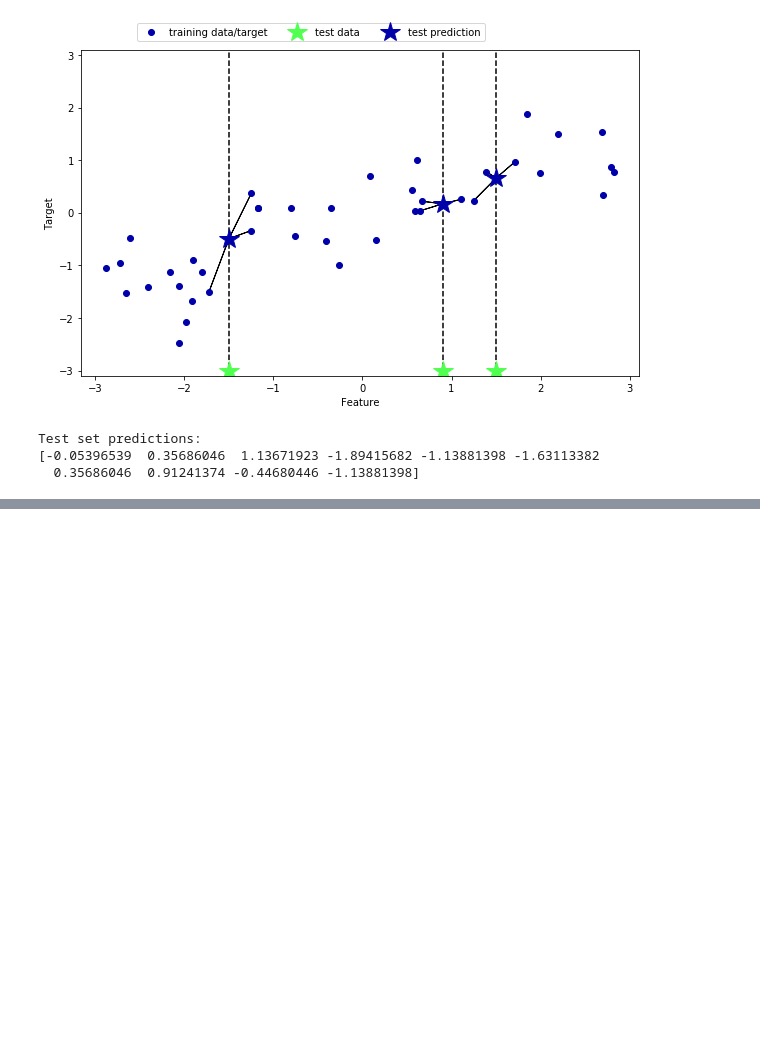
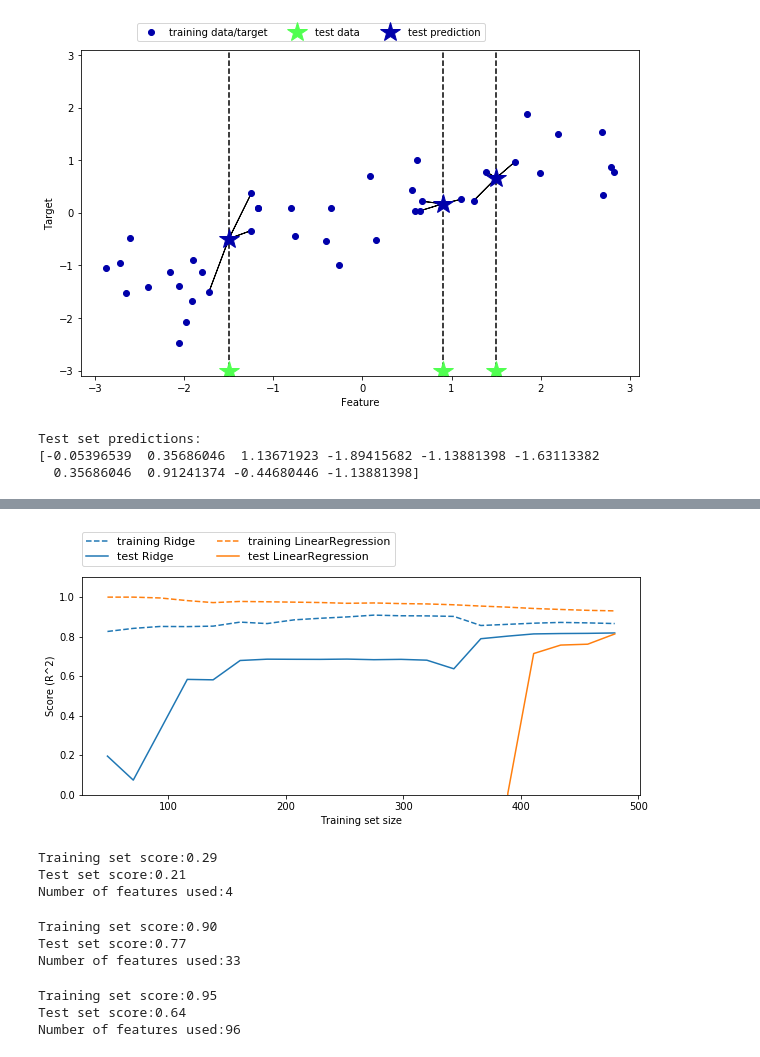
Before and after one commit to ZhangNeos/Scikit-Learn, a Jupyter notebook: 2. 监督学习.ipynb, the cells around one changed output, grey strips where cells are left out. Cells and saved outputs as stored; diff of their text form; code cells hidden in the pictures; blank space fills up the shorter version.

```diff
--- a/2. 监督学习.ipynb
+++ b/2. 监督学习.ipynb
@@ -146,0 +241,33 @@ Test set predictions:
+# %%
+plt.figure(figsize=(10,4))
+mglearn.plots.plot_ridge_n_samples()
+# %% [output]
+[figure, added]
+# %%
+from sklearn.linear_model import Lasso
+lasso = Lasso().fit(X=X_train,y=y_train) # alpha的默认值是1.0
+print('Training set score:{:.2f}'.format(lasso.score(X_train, y_train)))
+print('Test set score:{:.2f}'.format(lasso.score(X_test, y_test)))
+print('Number of features used:{}'.format(np.sum(lasso.coef_!=0)))
+# %% [output]
+Training set score:0.29
+Test set score:0.21
+Number of features used:4
+# %%
+lasso001 = Lasso(alpha=0.01, max_iter=100000).fit(X_train, y_train)
+print('Training set score:{:.2f}'.format(lasso001.score(X_train, y_train)))
+print('Test set score:{:.2f}'.format(lasso001.score(X_test, y_test)))
+print('Number of features used:{}'.format(np.sum(lasso001.coef_!=0)))
+# %% [output]
+Training set score:0.90
+Test set score:0.77
+Number of features used:33
+# %%
+lasso00001 = Lasso(alpha=0.0001, max_iter=100000).fit(X_train, y_train)
+print('Training set score:{:.2f}'.format(lasso00001.score(X_train, y_train)))
+print('Test set score:{:.2f}'.format(lasso00001.score(X_test, y_test)))
+print('Number of features used:{}'.format(np.sum(lasso00001.coef_!=0)))
+# %% [output]
+Training set score:0.95
+Test set score:0.64
+Number of features used:96
```
Also changed, not shown: parts of 17 cells of this notebook.
